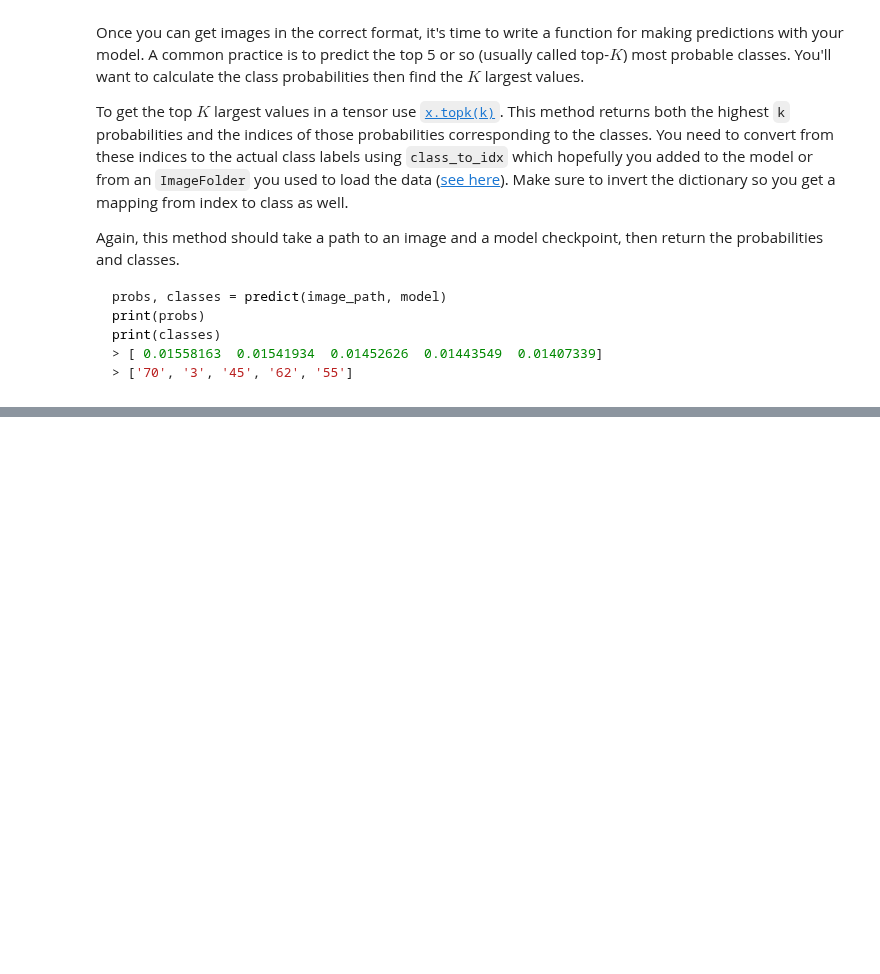
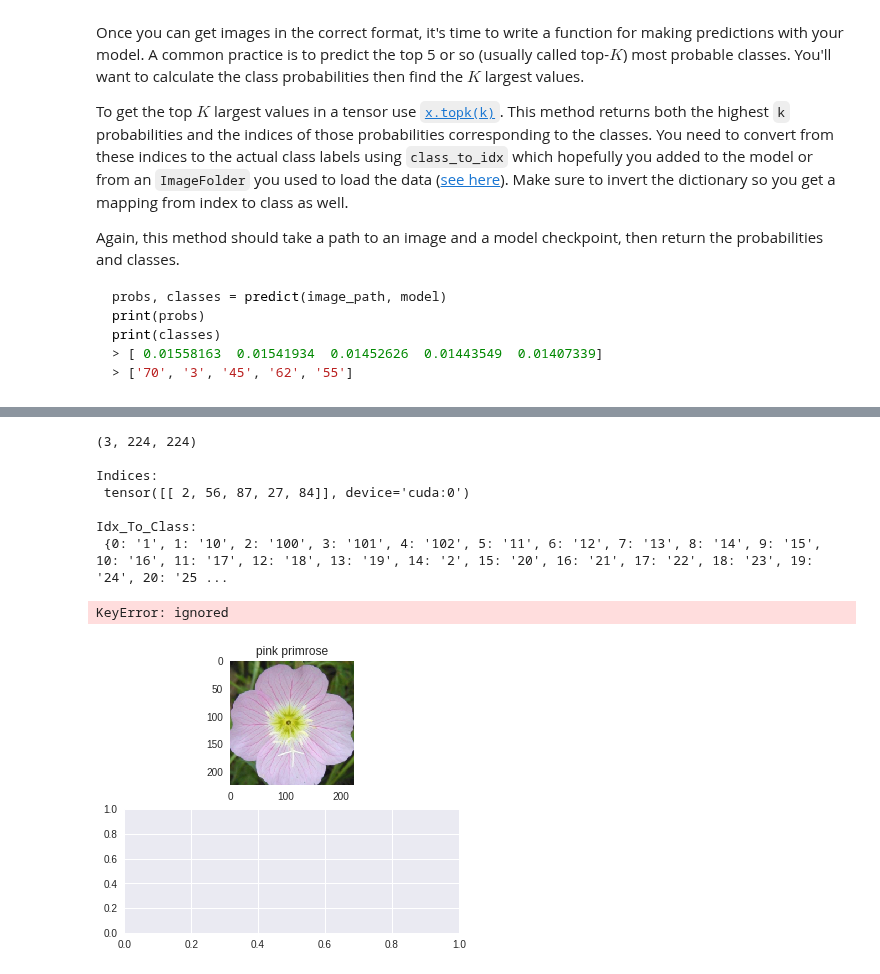
Before and after one commit to paulgureghian/PyTorch_Projects, a Jupyter notebook: Image_Classifier_Project.ipynb, the cells around one changed output, grey strips where cells are left out. Cells and saved outputs as stored; diff of their text form; code cells hidden in the pictures; blank space fills up the shorter version.

```diff
--- a/Image_Classifier_Project.ipynb
+++ b/Image_Classifier_Project.ipynb
@@ -451,7 +449,7 @@ def predict(image_path, model, topk=5):
       probs, indices = torch.topk(preds, topk, dim =1)
       print("Indices:\n", indices, '\n')
 
-      idx_to_class = {val: key for key, val in model.class_to_idx.items()}
+      idx_to_class = {key:val for val, key in model.class_to_idx.items()}
       print("Idx_To_Class:\n", idx_to_class, '\n')
 
       classes = [idx_to_class[i] for i in np.array(indices)[0]]
@@ -513,0 +490,25 @@ zmq==0.0.0
+# %%
+### Display the image along with the top 5 classes
+def display_prediction(image, image_path, model, topk=5):
+
+    plt.figure(figsize =  (6, 5))
+    ax = plt.subplot(2, 1, 1)
+    ax = imshow(image, ax)
+
+    probs, classes, flowers = predict(image_path, model, topk=5)
+
+    plt.subplot(2, 1, 2)
+    sns.barplot(x=probs, y=flowers)
+    plt.show()
+# %%
+display_prediction(image, image_path, model, topk=5)
+# %% [output]
+(3, 224, 224)
+
+Indices:
+ tensor([[ 2, 56, 87, 27, 84]], device='cuda:0')
+
+Idx_To_Class:
+ {0: '1', 1: '10', 2: '100', 3: '101', 4: '102', 5: '11', 6: '12', 7: '13', 8: '14', 9: '15', 10: '16', 11: '17', 12: '18', 13: '19', 14: '2', 15: '20', 16: '21', 17: '22', 18: '23', 19: '24', 20: '25 ...
+KeyError: ignored
+[figure, added]
```
Also changed, not shown: parts of 10 cells of this notebook.
